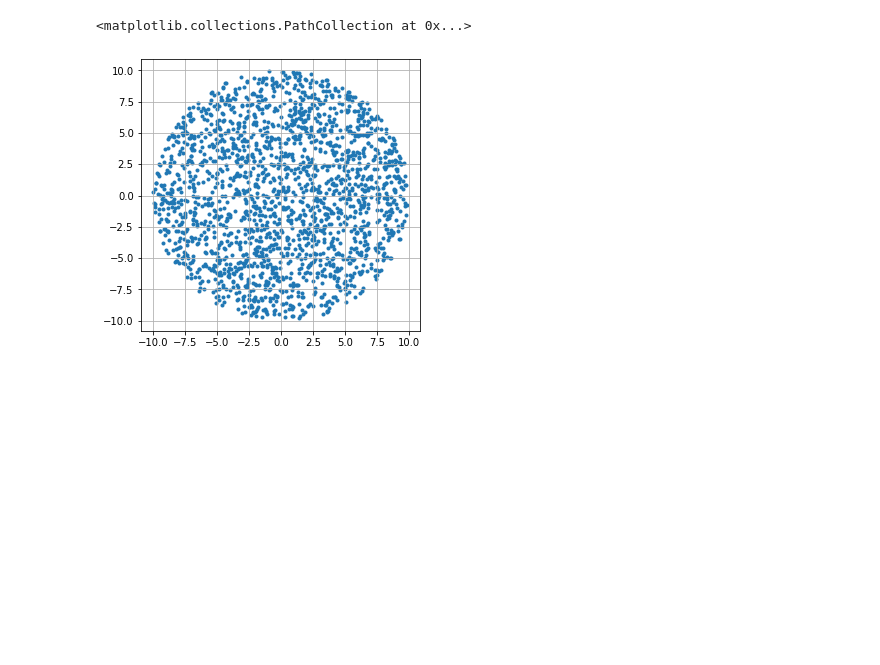
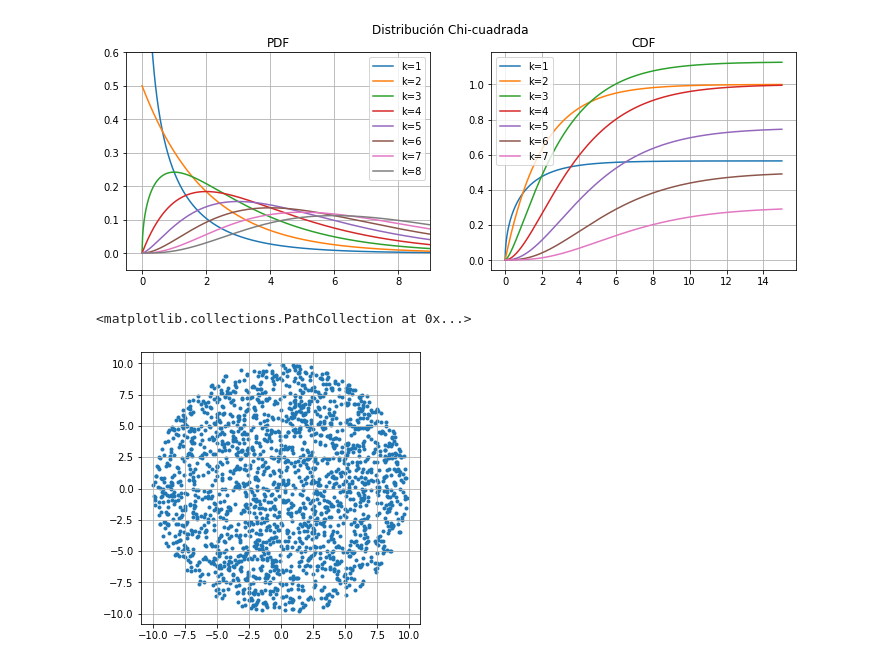
Before and after one commit to DCIDA2019/da2020-GabrielMissael, a Jupyter notebook: Semana5/Actividades.ipynb, the cells around one changed output. Saved outputs shown, nothing was run; the diff lists cells and outputs as text; code cells hidden in the pictures; blank space fills up the shorter version.

```diff
--- a/Semana5/Actividad_CDF.ipynb
+++ b/Semana5/Actividades.ipynb
@@ -50,3 +50,45 @@ plt.show()
+# %%
+def PDF_chi(x, k):
+    return (x**(k/2-1)*mt.e**(-x/2))/(2**(k/2)*special.gamma(k/2))
+
+def CDF_chi(x, k):
+    return special.gammainc(k/2, x/2)/special.gamma(k/2)
+# %%
+x = np.linspace(0.0001, 15, 1000)
+
+fig, (ax0, ax1) = plt.subplots(1, 2,figsize = (12,4))
+
+ax0.plot(x, PDF_chi(x, 1), label ="k=1")
+ax0.plot(x, PDF_chi(x, 2), label ="k=2")
+ax0.plot(x, PDF_chi(x, 3), label ="k=3")
+ax0.plot(x, PDF_chi(x, 4), label ="k=4")
+ax0.plot(x, PDF_chi(x, 5), label ="k=5")
+ax0.plot(x, PDF_chi(x, 6), label ="k=6")
+ax0.plot(x, PDF_chi(x, 7), label ="k=7")
+ax0.plot(x, PDF_chi(x, 8), label ="k=8")
+ax0.set_ylim(-0.05, 0.6)
+ax0.set_xlim(-0.5, 9)
+ax0.legend()
+ax0.set_title("PDF")
+ax0.grid()
+
+ax1.plot(x, CDF_chi(x, 1), label ="k=1")
+ax1.plot(x, CDF_chi(x, 2), label ="k=2")
+ax1.plot(x, CDF_chi(x, 3), label ="k=3")
+ax1.plot(x, CDF_chi(x, 4), label ="k=4")
+ax1.plot(x, CDF_chi(x, 5), label ="k=5")
+ax1.plot(x, CDF_chi(x, 6), label ="k=6")
+ax1.plot(x, CDF_chi(x, 7), label ="k=7")
+#ax1.set_ylim(-0.05, 1)
+#ax1.set_xlim(-0.05, 9)
+ax1.legend()
+ax1.set_title("CDF")
+ax1.grid()
+
+plt.suptitle("Distribución Chi-cuadrada")
+plt.show()
+# %% [output]
+[figure, added]
 # %%
 #Creamos puntos aleatorios uniformes dentro de circulo de radio r centrado en el origen
 
```
Also changed, not shown: parts of 5 cells of this notebook.
